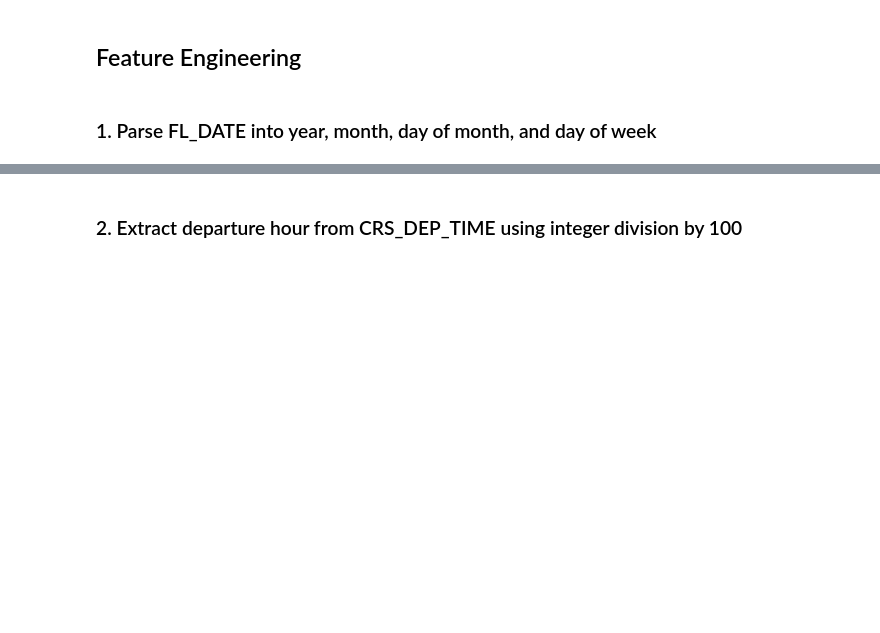
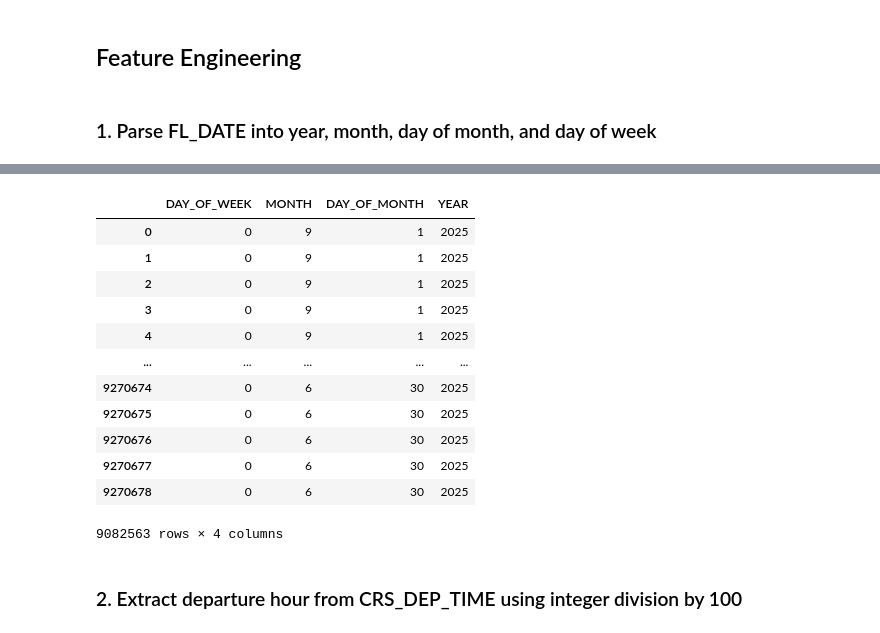
Before and after one commit to pratham2021/flight-delay-predictor, a Jupyter notebook: notebook/main.ipynb, the cells around one changed output, grey strips where cells are left out. Saved outputs shown, nothing was run; the diff lists cells and outputs as text; code cells hidden in the pictures; blank space fills up the shorter version.

```diff
--- a/main.ipynb
+++ b/notebook/main.ipynb
@@ -160,2 +185,26 @@ df.head()
+# %%
+df["YEAR"] = df["FL_DATE"].dt.year
+# %%
+df["MONTH"] = df["FL_DATE"].dt.month
+# %%
+df["DAY_OF_MONTH"] = df["FL_DATE"].dt.day
+# %%
+df["DAY_OF_WEEK"] = df["FL_DATE"].dt.dayofweek
+# %%
+df[["DAY_OF_WEEK", "MONTH", "DAY_OF_MONTH", "YEAR"]]
+# %% [output]
+|  | DAY_OF_WEEK | MONTH | DAY_OF_MONTH | YEAR |
+| 0 | 0 | 9 | 1 | 2025 |
+| 1 | 0 | 9 | 1 | 2025 |
+| 2 | 0 | 9 | 1 | 2025 |
+| 3 | 0 | 9 | 1 | 2025 |
+| 4 | 0 | 9 | 1 | 2025 |
+| ... | ... | ... | ... | ... |
+| 9270674 | 0 | 6 | 30 | 2025 |
+| 9270675 | 0 | 6 | 30 | 2025 |
+| 9270676 | 0 | 6 | 30 | 2025 |
+| 9270677 | 0 | 6 | 30 | 2025 |
+| 9270678 | 0 | 6 | 30 | 2025 |
+9082563 rows × 4 columns
 # %% [markdown]
 ### 2.  Extract departure hour from CRS_DEP_TIME using integer division by 100
```
Also changed, not shown: parts of 23 cells of this notebook.
